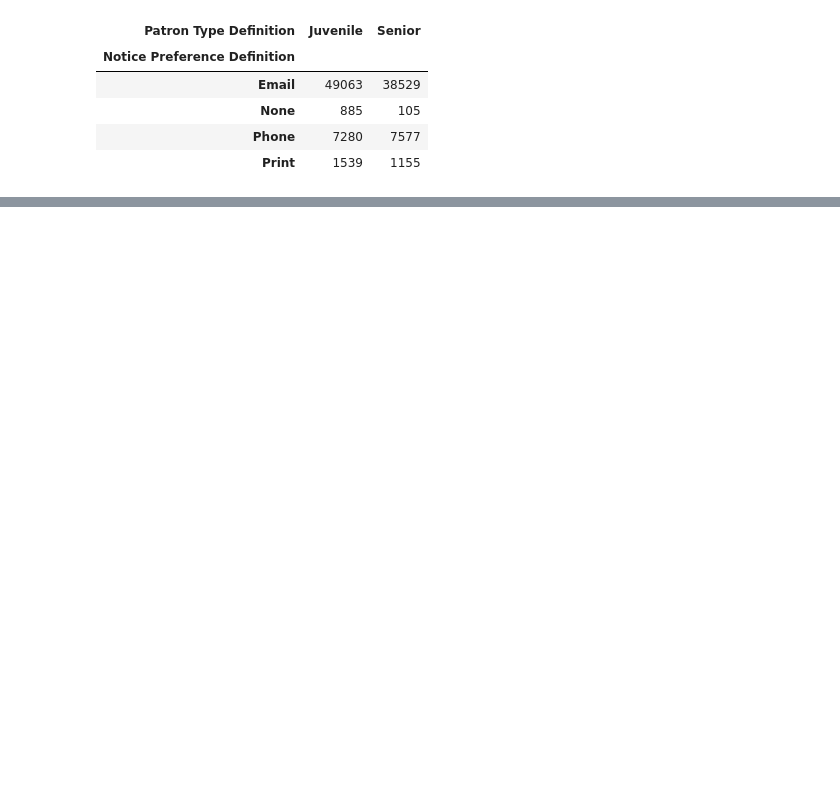
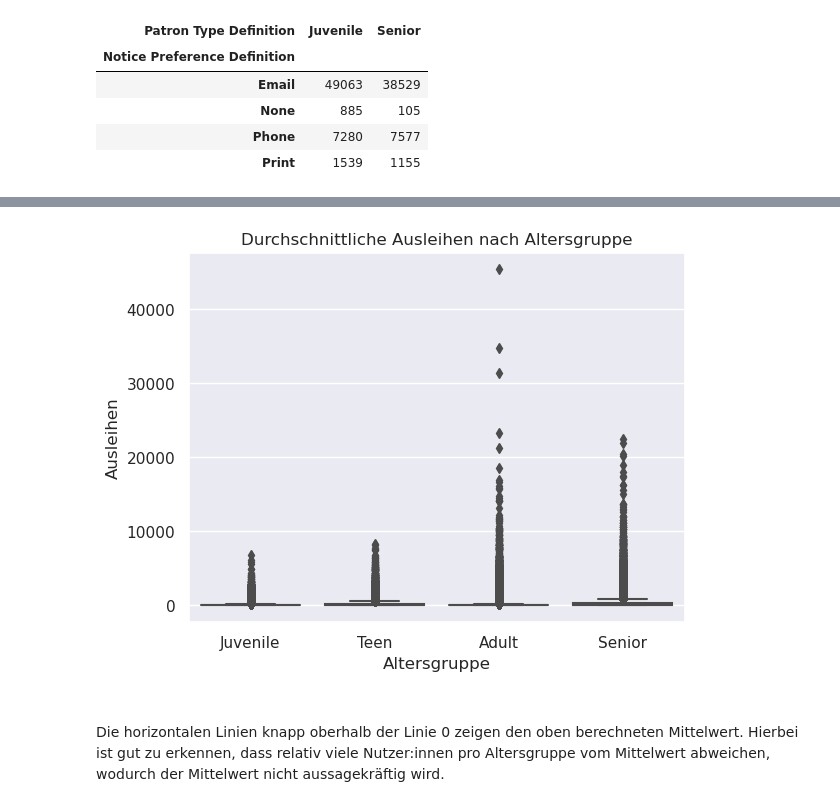
Before and after one commit to ElisaWierig/2022-2023_Data_Librarian_Elisa_Wierig, a Jupyter notebook: Modul_3/data/Projektaufgabe Deskriptive Statistik und Visualisierungen.ipynb, the cells around one changed output, grey strips where cells are left out. Saved outputs shown, nothing was run; the diff lists cells and outputs as text; code cells hidden in the pictures; blank space fills up the shorter version.

```diff
--- a/Modul_3/data/Projektaufgabe Deskriptive Statistik und Visualisierungen.ipynb
+++ b/Modul_3/data/Projektaufgabe Deskriptive Statistik und Visualisierungen.ipynb
@@ -125,0 +156,11 @@ TypeError: 'NoneType' object is not iterable
+# %%
+sns.boxplot(data=cleaned, x= 'Patron Type Definition', y='Total Checkouts')
+plt.xlabel('Altersgruppe')
+plt.ylabel('Ausleihen')
+plt.title('Durchschnittliche Ausleihen nach Altersgruppe')
+plt.show()
+# %% [output]
+[figure, added]
+# %% [markdown]
+###
+Die horizontalen Linien knapp oberhalb der Linie 0 zeigen den oben berechneten Mittelwert. Hierbei ist gut zu erkennen, dass relativ viele Nutzer:innen pro Altersgruppe vom Mittelwert abweichen, wodurch der Mittelwert nicht aussagekräftig wird.
```
Also changed, not shown: parts of 20 cells of this notebook.
